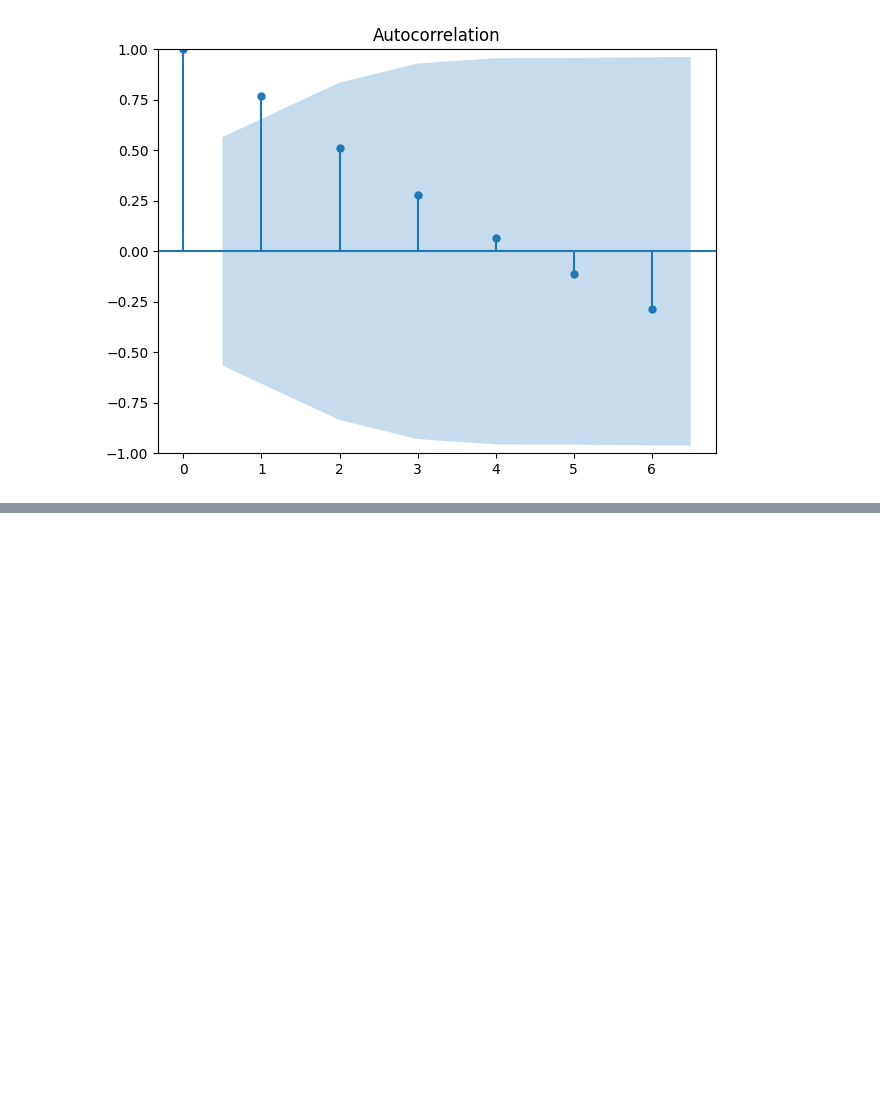
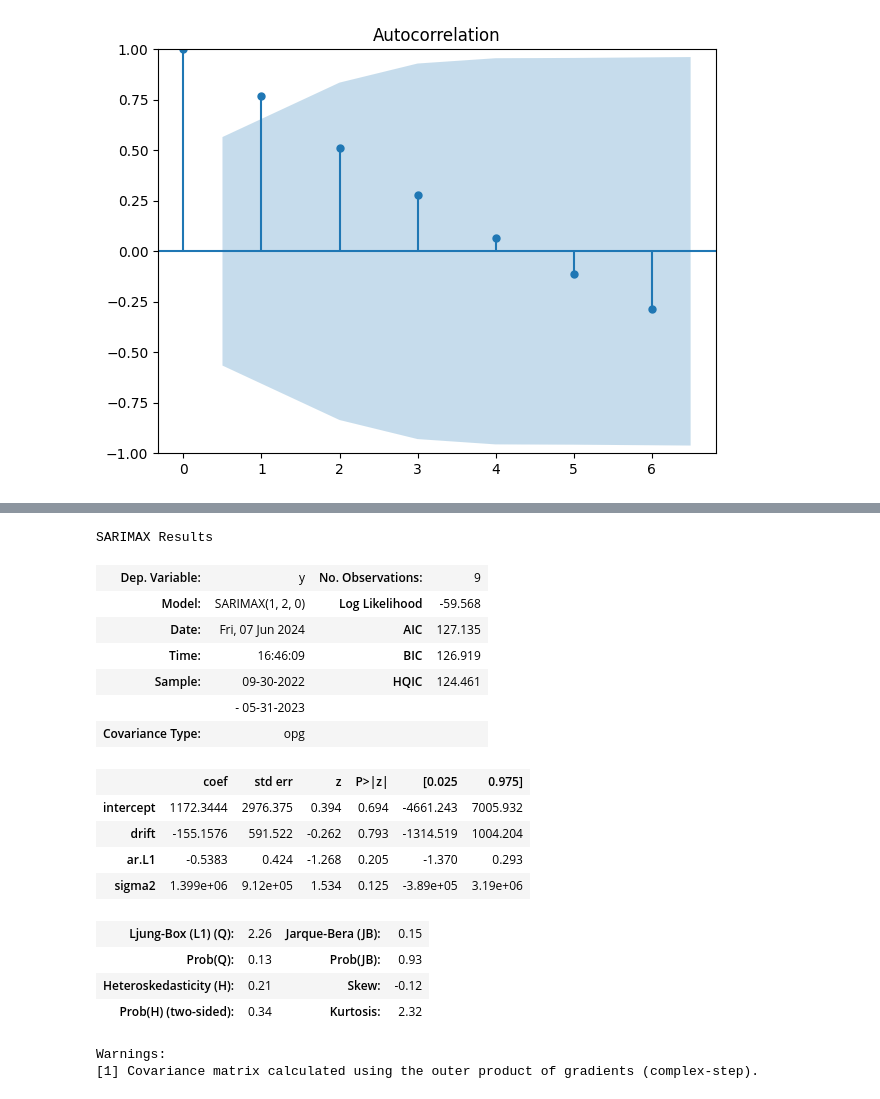
Before and after one commit to Valehsyn/time_series_first, a Jupyter notebook: src/explore.ipynb, the cells around one changed output, grey strips where cells are left out. Cells and saved outputs as stored; diff of their text form; code cells hidden in the pictures; blank space fills up the shorter version.

```diff
--- a/src/explore.ipynb
+++ b/src/explore.ipynb
@@ -357,0 +332,9 @@ plt.show()
+# %%
+from pmdarima import auto_arima
+from sklearn.model_selection import TimeSeriesSplit
+
+train_size = int(len(monthly_sales_interpolated) * 0.8)  # Tamaño del conjunto de entrenamiento
+train, test = monthly_sales_interpolated[:train_size], monthly_sales_interpolated[train_size:]
+
+model = auto_arima(train['Sales'], seasonal=True, m=12, d=2, D=0, start_p=0, start_q=1, max_p=1, max_q=3,
+                   trace=True, error_action='ignore', suppress_warnings=True, trend='ct')
@@ -357,0 +355,22 @@ plt.show()
+# %%
+model.summary()
+# %% [output]
+SARIMAX Results
+| Dep. Variable: | y | No. Observations: | 9 |
+| Model: | SARIMAX(1, 2, 0) | Log Likelihood | -59.568 |
+| Date: | Fri, 07 Jun 2024 | AIC | 127.135 |
+| Time: | 16:46:09 | BIC | 126.919 |
+| Sample: | 09-30-2022 | HQIC | 124.461 |
+|  | - 05-31-2023 |  |  |
+| Covariance Type: | opg |  |  |
+|  | coef | std err | z | P>|z| | [0.025 | 0.975] |
+| intercept | 1172.3444 | 2976.375 | 0.394 | 0.694 | -4661.243 | 7005.932 |
+| drift | -155.1576 | 591.522 | -0.262 | 0.793 | -1314.519 | 1004.204 |
+| ar.L1 | -0.5383 | 0.424 | -1.268 | 0.205 | -1.370 | 0.293 |
+| sigma2 | 1.399e+06 | 9.12e+05 | 1.534 | 0.125 | -3.89e+05 | 3.19e+06 |
+| Ljung-Box (L1) (Q): | 2.26 | Jarque-Bera (JB): | 0.15 |
+| Prob(Q): | 0.13 | Prob(JB): | 0.93 |
+| Heteroskedasticity (H): | 0.21 | Skew: | -0.12 |
+| Prob(H) (two-sided): | 0.34 | Kurtosis: | 2.32 |
+Warnings:
+[1] Covariance matrix calculated using the outer product of gradients (complex-step).
```
Also changed, not shown: parts of 9 cells of this notebook.
